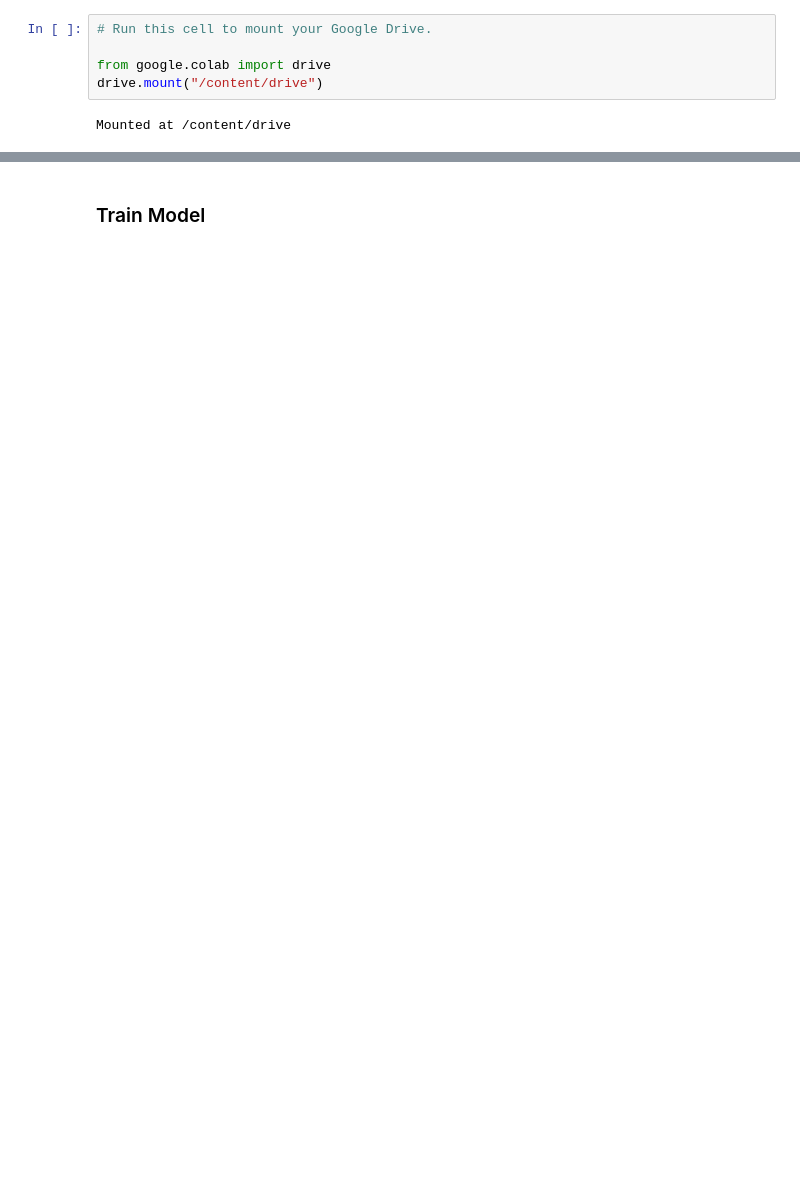
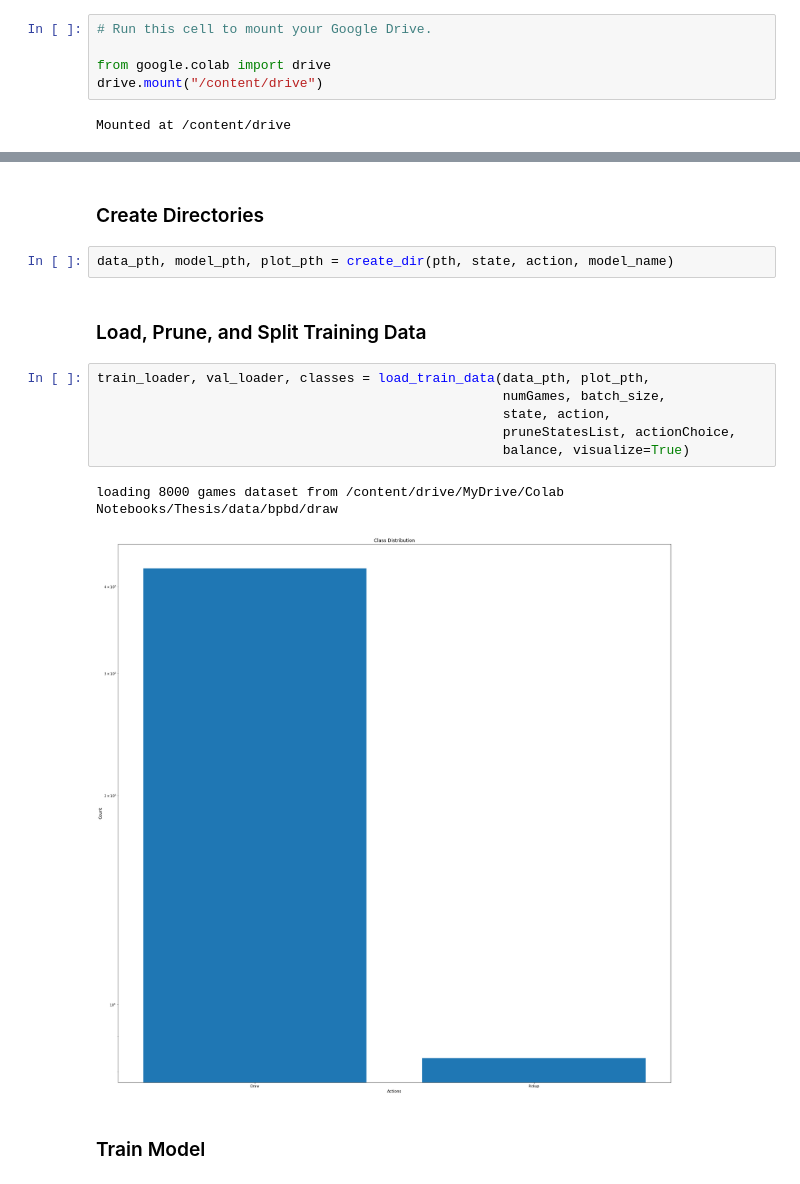
Before and after one commit to tancalv2/PretrainGinRummy, a Jupyter notebook: train/draw.ipynb, the cells around one changed output, grey strips where cells are left out. Cells and saved outputs as stored; diff of their text form; blank space fills up the shorter version.

```diff
--- a/train/draw.ipynb
+++ b/train/draw.ipynb
@@ -583,3 +114,18 @@ val_loader = load_data(data_val, label_val, batch_size, shuffle=False)
+# %% [markdown]
+### Create Directories
+# %%
+data_pth, model_pth, plot_pth = create_dir(pth, state, action, model_name)
+# %% [markdown]
+### Load, Prune, and Split Training Data
+# %%
+train_loader, val_loader, classes = load_train_data(data_pth, plot_pth,
+                                                    numGames, batch_size,
+                                                    state, action,
+                                                    pruneStatesList, actionChoice,
+                                                    balance, visualize=True)
+# %% [output]
+loading 8000 games dataset from /content/drive/MyDrive/Colab Notebooks/Thesis/data/bpbd/draw
+[figure, added]
 # %% [markdown]
 ### Train Model
 # %%
```
Also changed, not shown: parts of 72 cells of this notebook, 44 other files.
